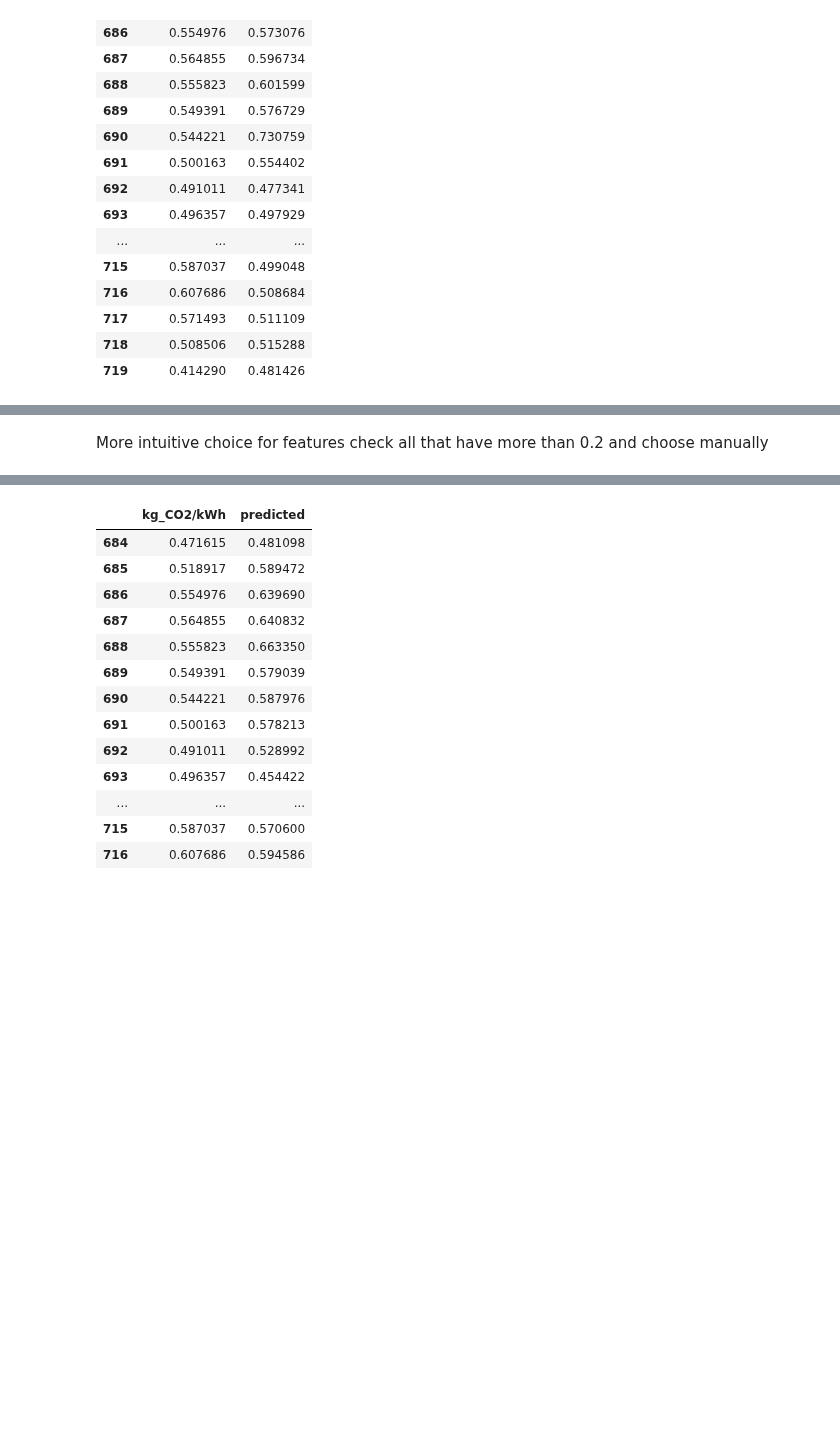
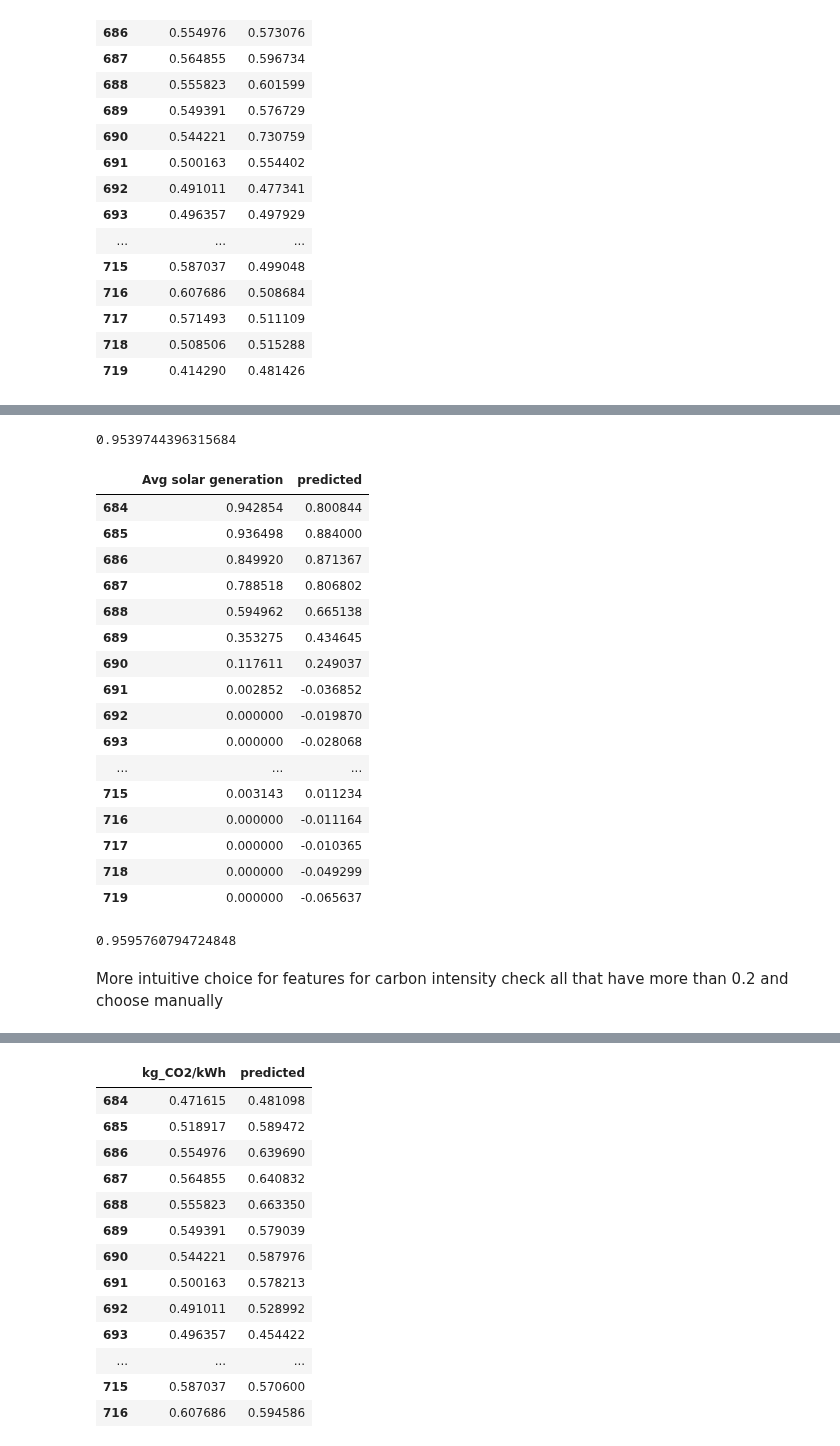
Before and after one commit to MatejPriesol/Forecasting-Carbon-Intensity-and-Solar-Generation, a Jupyter notebook: models/LinearRegression.ipynb, the cells around one changed output, grey strips where cells are left out. Drawn from its saved outputs; the diff is of its cells as text; code cells hidden in the pictures; blank space fills up the shorter version.

```diff
--- a/models/LinearRegression.ipynb
+++ b/models/LinearRegression.ipynb
@@ -193,0 +220,20 @@ regr.score(X_test, Y_test)
+# %%
+train1 = train.copy()
+test1 = test.copy()
+
+train1 = train1.drop(columns=["Solar Generation (W/kW)_1", "Solar Generation (W/kW)_2", "Solar Generation (W/kW)_3"])
+test1 = test1.drop(columns=["Solar Generation (W/kW)_1", "Solar Generation (W/kW)_2", "Solar Generation (W/kW)_3"])
+
+
+threshold = 0
+column_to_predict = "Avg solar generation"
+
+independent_variables = []
+
+
+for column in train1:
+    if abs(train1[column].corr(train1[column_to_predict])) > threshold:
+        independent_variables.append(column)
+
+independent_variables.remove(column_to_predict)
+independent_variables
@@ -194,5 +284,46 @@ regr.score(X_test, Y_test)
+# %%
+regr.score(X, Y)
+# %% [output]
+0.9539744396315684
+# %%
+X = train1[independent_variables]
+Y = train1[column_to_predict]
+
+X_test = test1[independent_variables]
+Y_test = test1[column_to_predict]
+
+regr = linear_model.LinearRegression()
+regr.fit(X, Y)
+
+y_pred = regr.predict(X_test)
+results = Y_test.copy()
+results = results.to_frame()
+results["predicted"] = y_pred
+results
+# %% [output]
+|  | Avg solar generation | predicted |
+| 684 | 0.942854 | 0.800844 |
+| 685 | 0.936498 | 0.884000 |
+| 686 | 0.849920 | 0.871367 |
+| 687 | 0.788518 | 0.806802 |
+| 688 | 0.594962 | 0.665138 |
+| 689 | 0.353275 | 0.434645 |
+| 690 | 0.117611 | 0.249037 |
+| 691 | 0.002852 | -0.036852 |
+| 692 | 0.000000 | -0.019870 |
+| 693 | 0.000000 | -0.028068 |
+| ... | ... | ... |
+| 715 | 0.003143 | 0.011234 |
+| 716 | 0.000000 | -0.011164 |
+| 717 | 0.000000 | -0.010365 |
+| 718 | 0.000000 | -0.049299 |
+| 719 | 0.000000 | -0.065637 |
+# %%
+regr.score(X_test, Y_test)
+# %% [output]
+0.9595760794724848
 # %% [markdown]
-More intuitive choice for features
+More intuitive choice for features for carbon intensity
 check all that have more than 0.2 and choose manually
 # %%
 threshold = 0.2
```
Also changed, not shown: parts of 10 cells of this notebook.
